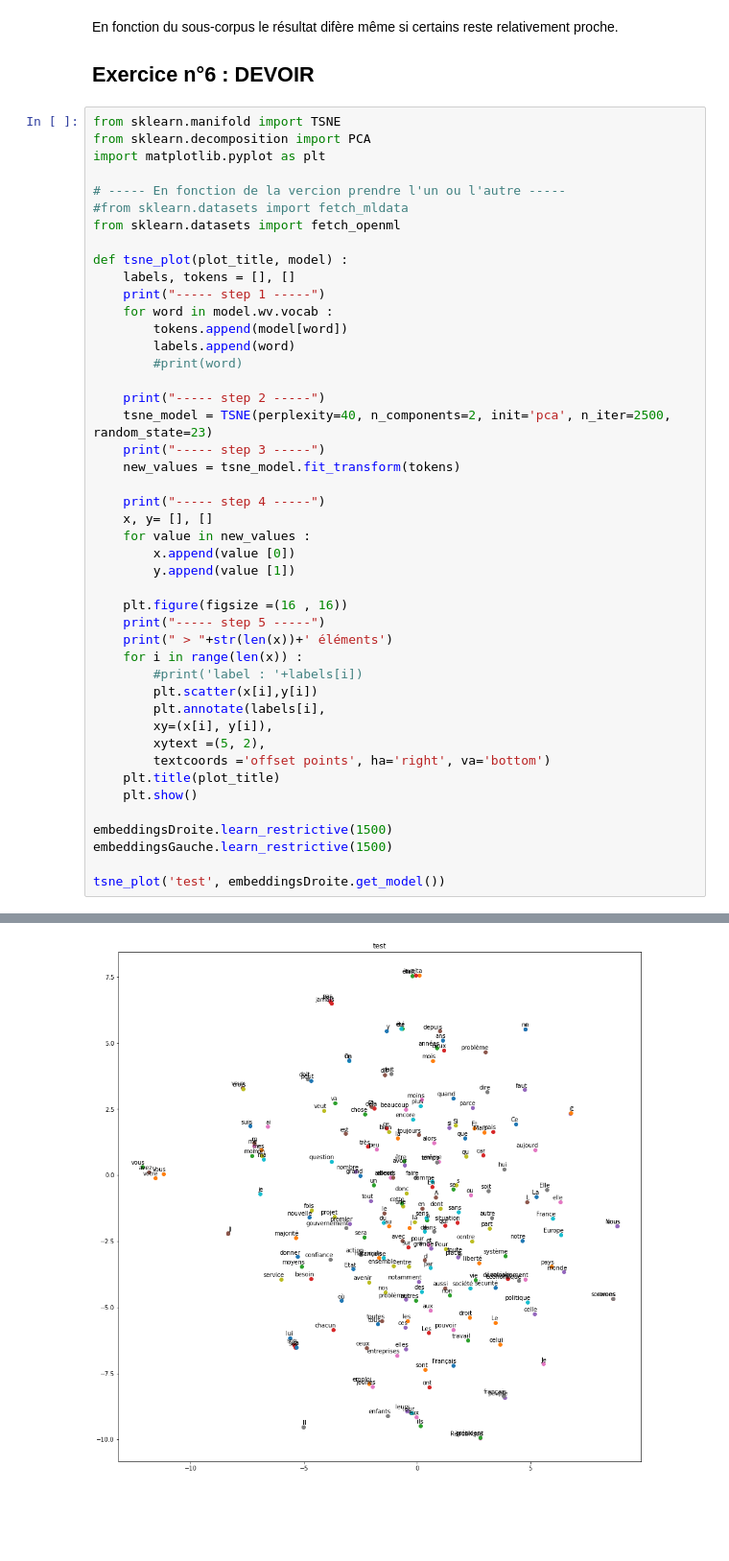
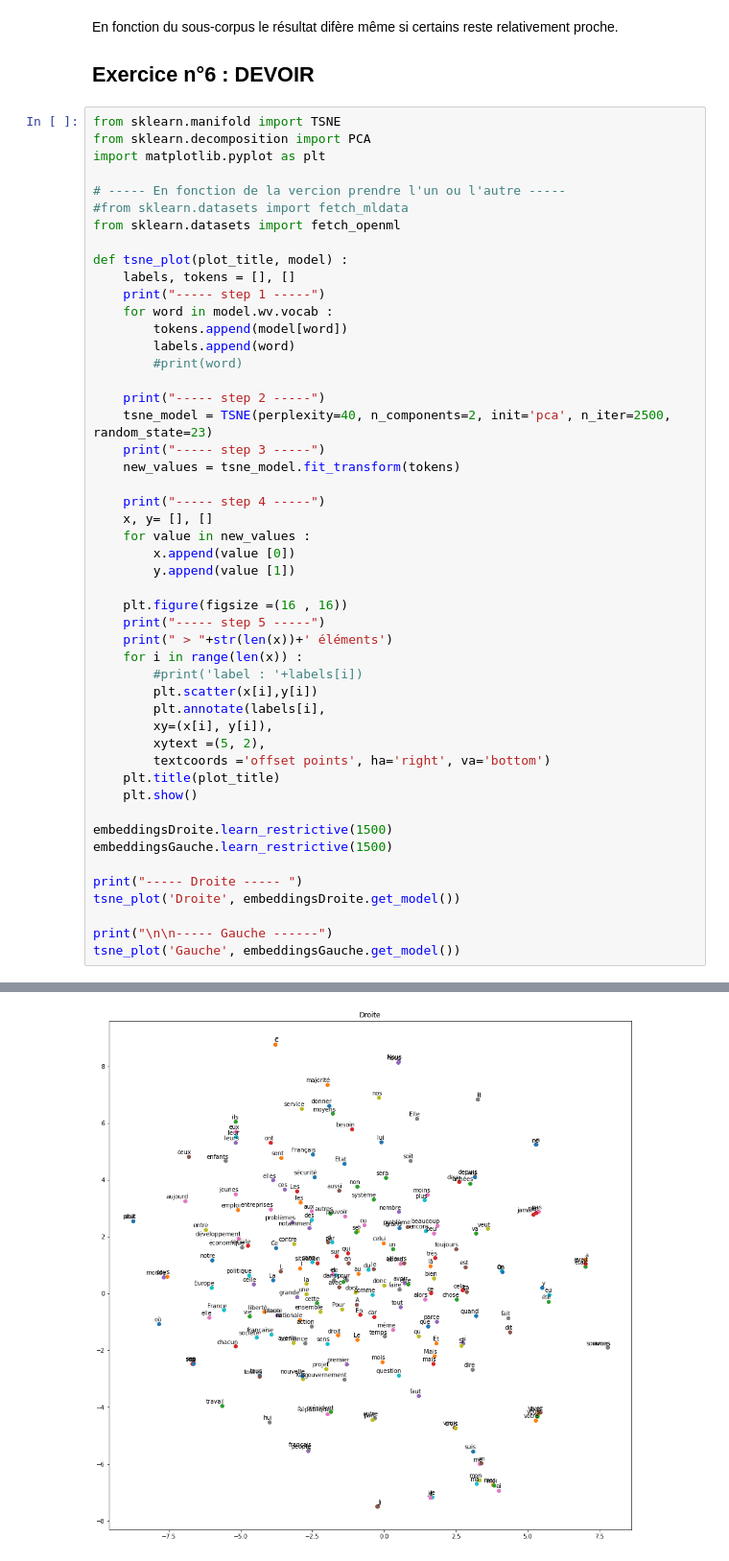
Before and after one commit to Web-Scraping-et-Fouille-de-Textes/TD3-Word-Embeddings, a Jupyter notebook: TD3_Word_Embeddings.ipynb, the cells around one changed output, grey strips where cells are left out. Shown at 96% size. Drawn from its saved outputs; the diff is of its cells as text; blank space fills up the shorter version.

```diff
--- a/TD3_Word_Embeddings.ipynb
+++ b/TD3_Word_Embeddings.ipynb
@@ -318,5 +318,9 @@ def tsne_plot(plot_title, model) :
 embeddingsDroite.learn_restrictive(1500)
 embeddingsGauche.learn_restrictive(1500)
 
-tsne_plot('test', embeddingsDroite.get_model())
+print("----- Droite ----- ")
+tsne_plot('Droite', embeddingsDroite.get_model())
+
+print("\n\n----- Gauche ------")
+tsne_plot('Gauche', embeddingsGauche.get_model())
 # %% [output]
@@ -323,7 +328,7 @@ tsne_plot('test', embeddingsDroite.get_model())
 ----- step 1 -----
 ----- step 2 -----
 ----- step 3 -----
 ----- step 4 -----
 ----- step 5 -----
  > 209 éléments
-[figure, old version]
+[figure, new version]
```
Also changed, not shown: parts of 1 cell of this notebook, 2 other files.
